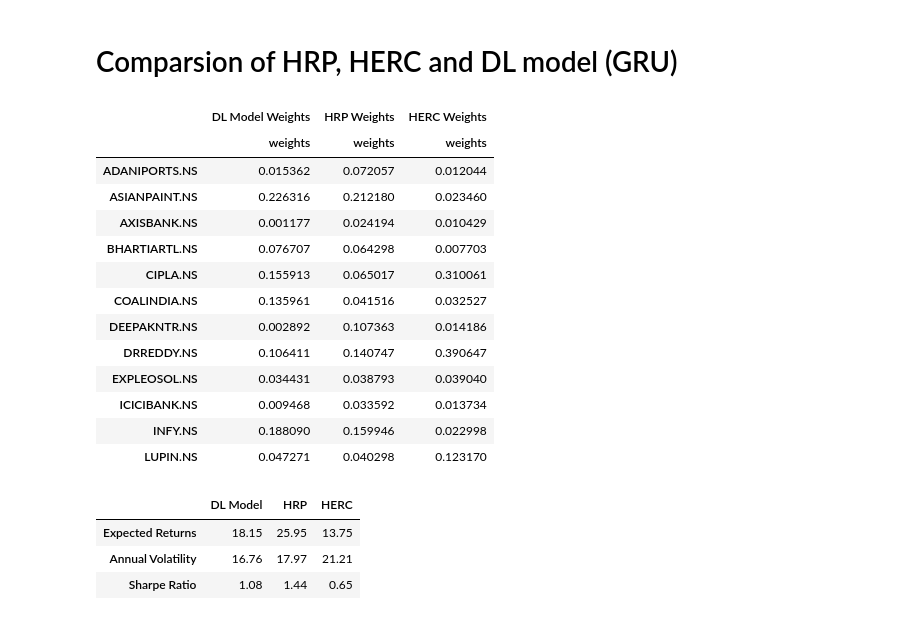
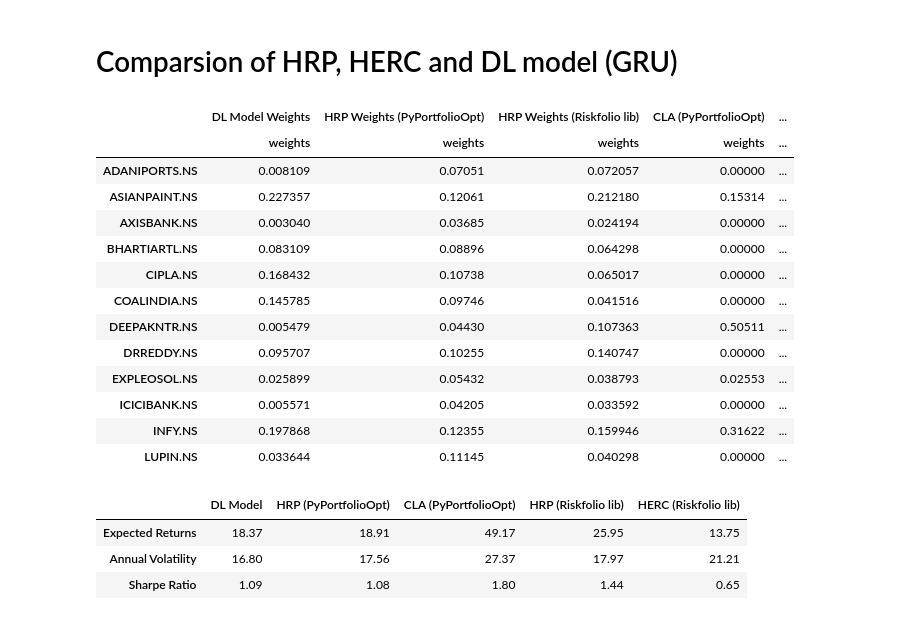
Before and after one commit to thisisindrajit/Portfolio-optimization-using-Deep-Learning-and-statistics, a Jupyter notebook: code.ipynb, the cells around one changed output. Saved outputs shown, nothing was run; the diff lists cells and outputs as text; code cells hidden in the pictures.

```diff
--- a/code.ipynb
+++ b/code.ipynb
@@ -964,0 +934,4 @@ returns
+# %%
+returns = pct_change
+
+returns
@@ -984,5 +995,5 @@ OrderedDict([(('Close', 'ASIANPAINT.NS'), 0.18115),
 # %%
-weightsdf = pd.DataFrame.from_dict(weights, orient="index")
-weightscol = weightsdf.iloc[:, 0]
-weightscol
+weightsdf1 = pd.DataFrame.from_dict(weights, orient="index")
+weightsdf1 = weightsdf1.rename({0: 'weights'}, axis=1)
+weightsdf1
 # %% [output]
@@ -1035,5 +1077,8 @@ S
 # %%
 cla = CLA(mu, S)
 cla.max_sharpe()
-cla.clean_weights()
+weights2 = cla.clean_weights()
+weightsdf2 = pd.DataFrame.from_dict(weights2, orient="index")
+weightsdf2 = weightsdf2.rename({0: 'weights'}, axis=1)
+weightsdf2
 # %% [output]
@@ -1081,6 +1125,6 @@ Requirement already satisfied: dill>=0.3.4 in /usr/local/lib/python3.7/dist-pack
 # %%
 # Calculating returns
-Y = df.pct_change().dropna()
+Y = pct_change
 Y
 # %% [output]
 |  | ADANIPORTS.NS | ASIANPAINT.NS | AXISBANK.NS | BHARTIARTL.NS | CIPLA.NS | COALINDIA.NS | DEEPAKNTR.NS | ... |
@@ -1235,24 +1320,34 @@ pred_weights_index_changed = pred_weights_2.reset_index(drop = True)
 pred_weights_index_changed = pred_weights_index_changed.set_index(w1.index)
 pred_weights_index_changed = pred_weights_index_changed.rename({0: 'weights'}, axis=1)
 # %%
-compare_dl_w1_w2 = pd.concat([pred_weights_index_changed, w1, w2], keys=["DL Model Weights", "HRP Weights", "HERC Weights"], axis= 1)
+compare_dl_w1_w2 = pd.concat([pred_weights_index_changed,
+                              weightsdf1,
+                              w1,
+                              weightsdf2,
+                              w2],
+                             keys=["DL Model Weights",
+                                   "HRP Weights (PyPortfolioOpt)",
+                                   "HRP Weights (Riskfolio lib)",
+                                   "CLA (PyPortfolioOpt)",
+                                   "HERC Weights (Riskfolio lib)"],
+                             axis= 1)
 
 compare_dl_w1_w2
 # %% [output]
-|  | DL Model Weights | HRP Weights | HERC Weights |
-|  | weights | weights | weights |
-| ADANIPORTS.NS | 0.015362 | 0.072057 | 0.012044 |
-| ASIANPAINT.NS | 0.226316 | 0.212180 | 0.023460 |
-| AXISBANK.NS | 0.001177 | 0.024194 | 0.010429 |
-| BHARTIARTL.NS | 0.076707 | 0.064298 | 0.007703 |
-| CIPLA.NS | 0.155913 | 0.065017 | 0.310061 |
-| COALINDIA.NS | 0.135961 | 0.041516 | 0.032527 |
-| DEEPAKNTR.NS | 0.002892 | 0.107363 | 0.014186 |
-| DRREDDY.NS | 0.106411 | 0.140747 | 0.390647 |
-| EXPLEOSOL.NS | 0.034431 | 0.038793 | 0.039040 |
-| ICICIBANK.NS | 0.009468 | 0.033592 | 0.013734 |
-| INFY.NS | 0.188090 | 0.159946 | 0.022998 |
-| LUPIN.NS | 0.047271 | 0.040298 | 0.123170 |
+|  | DL Model Weights | HRP Weights (PyPortfolioOpt) | HRP Weights (Riskfolio lib) | CLA (PyPortfolioOpt) | ... |
+|  | weights | weights | weights | weights | ... |
+| ADANIPORTS.NS | 0.008109 | 0.07051 | 0.072057 | 0.00000 | ... |
+| ASIANPAINT.NS | 0.227357 | 0.12061 | 0.212180 | 0.15314 | ... |
+| AXISBANK.NS | 0.003040 | 0.03685 | 0.024194 | 0.00000 | ... |
+| BHARTIARTL.NS | 0.083109 | 0.08896 | 0.064298 | 0.00000 | ... |
+| CIPLA.NS | 0.168432 | 0.10738 | 0.065017 | 0.00000 | ... |
+| COALINDIA.NS | 0.145785 | 0.09746 | 0.041516 | 0.00000 | ... |
+| DEEPAKNTR.NS | 0.005479 | 0.04430 | 0.107363 | 0.50511 | ... |
+| DRREDDY.NS | 0.095707 | 0.10255 | 0.140747 | 0.00000 | ... |
+| EXPLEOSOL.NS | 0.025899 | 0.05432 | 0.038793 | 0.02553 | ... |
+| ICICIBANK.NS | 0.005571 | 0.04205 | 0.033592 | 0.00000 | ... |
+| INFY.NS | 0.197868 | 0.12355 | 0.159946 | 0.31622 | ... |
+| LUPIN.NS | 0.033644 | 0.11145 | 0.040298 | 0.00000 | ... |
 # %%
 def get_stats_df(er, cv, sr, col_name):
   stats_df = pd.DataFrame(np.array([er, cv, sr]).T, index=["Expected Returns", "Annual Volatility", "Sharpe Ratio"])
@@ -1261,12 +1356,14 @@ def get_stats_df(er, cv, sr, col_name):
   return stats_df
 # %%
 port_stats_dl_w1_w2 = pd.concat([get_stats_df(erDL, cvDL, srDL, "DL Model"),
-                                 get_stats_df(erW1, cvW1, srW1, "HRP"),
-                                 get_stats_df(erW2, cvW2, srW2, "HERC")], axis = 1)
+                                 get_stats_df(erW1Plib, cvW1Plib, srW1Plib, "HRP (PyPortfolioOpt)"),
+                                 get_stats_df(erW2Plib, cvW2Plib, srW2Plib, "CLA (PyPortfolioOpt)"),
+                                 get_stats_df(erW1, cvW1, srW1, "HRP (Riskfolio lib)"),
+                                 get_stats_df(erW2, cvW2, srW2, "HERC (Riskfolio lib)")], axis = 1)
 
 port_stats_dl_w1_w2
 # %% [output]
-|  | DL Model | HRP | HERC |
-| Expected Returns | 18.15 | 25.95 | 13.75 |
-| Annual Volatility | 16.76 | 17.97 | 21.21 |
-| Sharpe Ratio | 1.08 | 1.44 | 0.65 |
+|  | DL Model | HRP (PyPortfolioOpt) | CLA (PyPortfolioOpt) | HRP (Riskfolio lib) | HERC (Riskfolio lib) |
+| Expected Returns | 18.37 | 18.91 | 49.17 | 25.95 | 13.75 |
+| Annual Volatility | 16.80 | 17.56 | 27.37 | 17.97 | 21.21 |
+| Sharpe Ratio | 1.09 | 1.08 | 1.80 | 1.44 | 0.65 |
```
Also changed, not shown: parts of 36 cells of this notebook.
